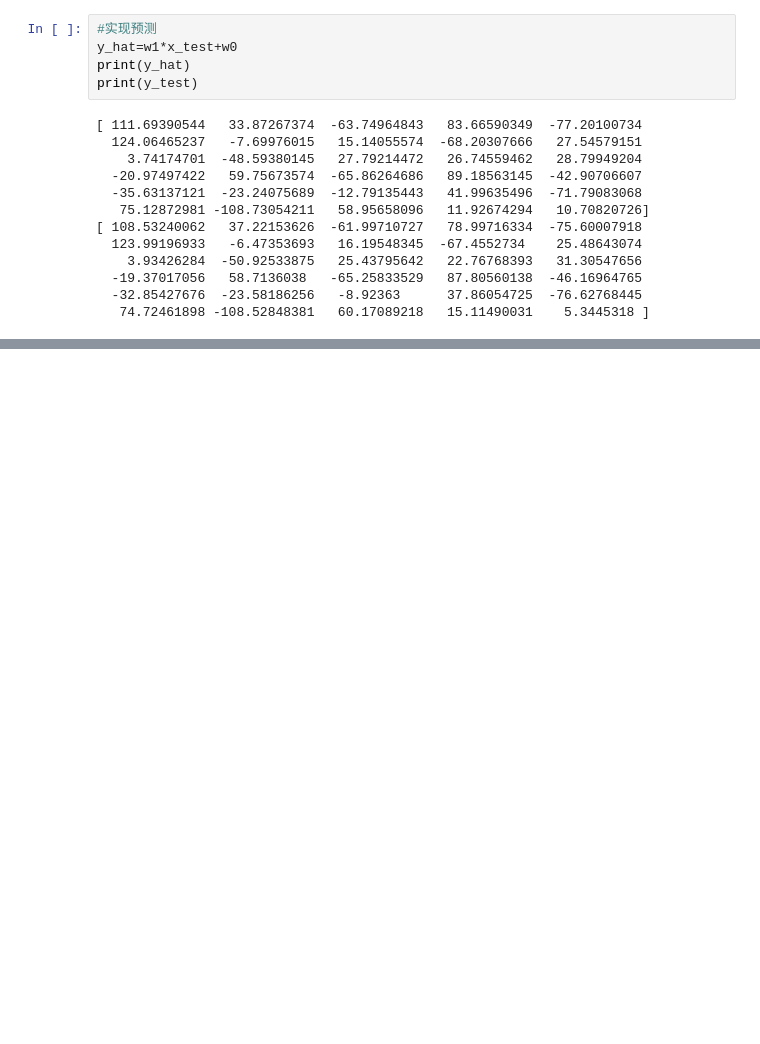
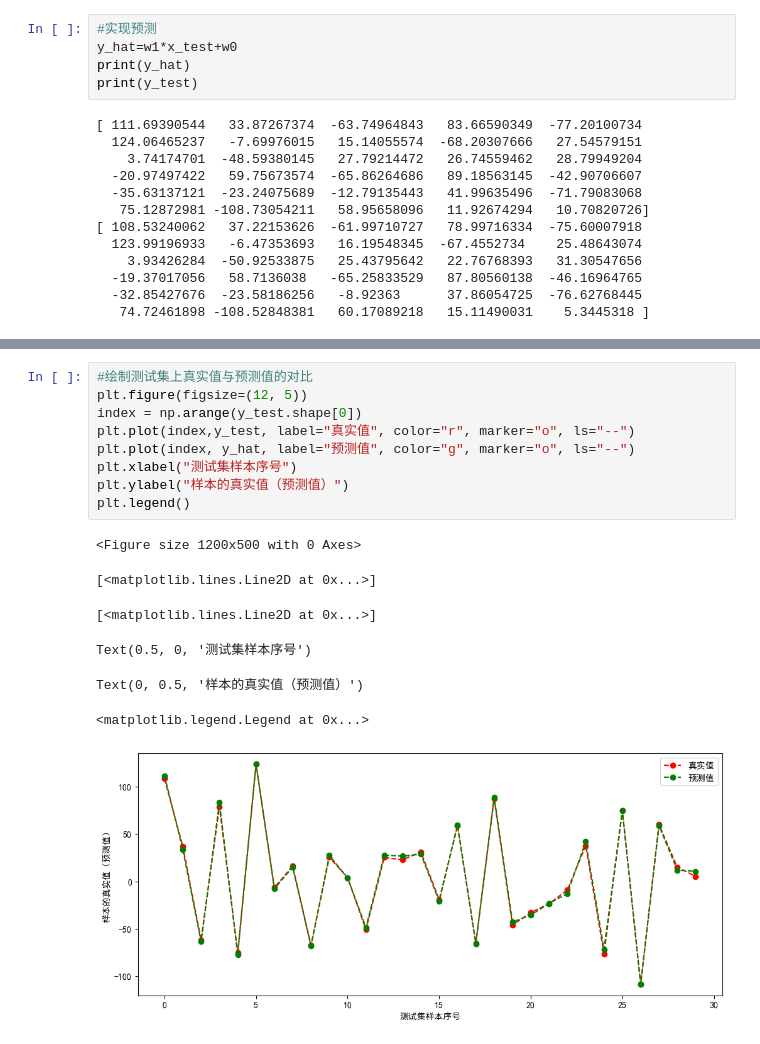
Before and after one commit to dudululv/first-python-project, a Jupyter notebook: 25 11.25简单线性回归/1简单线性回归.ipynb, the cells around one changed output, grey strips where cells are left out. Drawn from its saved outputs; the diff is of its cells as text; blank space fills up the shorter version.

```diff
--- a/25 11.25简单线性回归/1简单线性回归.ipynb
+++ b/25 11.25简单线性回归/1简单线性回归.ipynb
@@ -182,0 +187,17 @@ plt.legend()
+# %%
+#绘制测试集上真实值与预测值的对比
+plt.figure(figsize=(12, 5))
+index = np.arange(y_test.shape[0])
+plt.plot(index,y_test, label="真实值", color="r", marker="o", ls="--")
+plt.plot(index, y_hat, label="预测值", color="g", marker="o", ls="--")
+plt.xlabel("测试集样本序号")
+plt.ylabel("样本的真实值（预测值）")
+plt.legend()
+# %% [output]
+<Figure size 1200x500 with 0 Axes>
+[<matplotlib.lines.Line2D at 0x...>]
+[<matplotlib.lines.Line2D at 0x...>]
+Text(0.5, 0, '测试集样本序号')
+Text(0, 0.5, '样本的真实值（预测值）')
+<matplotlib.legend.Legend at 0x...>
+[figure, added]
```
Also changed, not shown: parts of 4 cells of this notebook, 5 other files.
